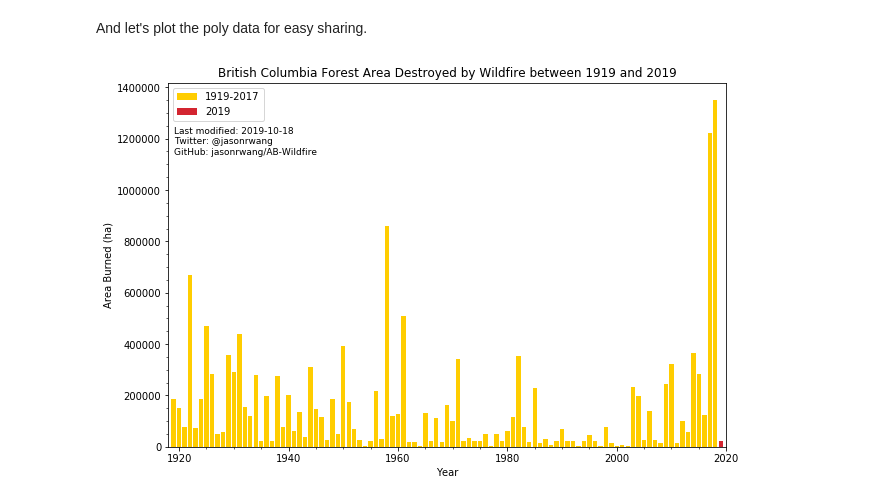
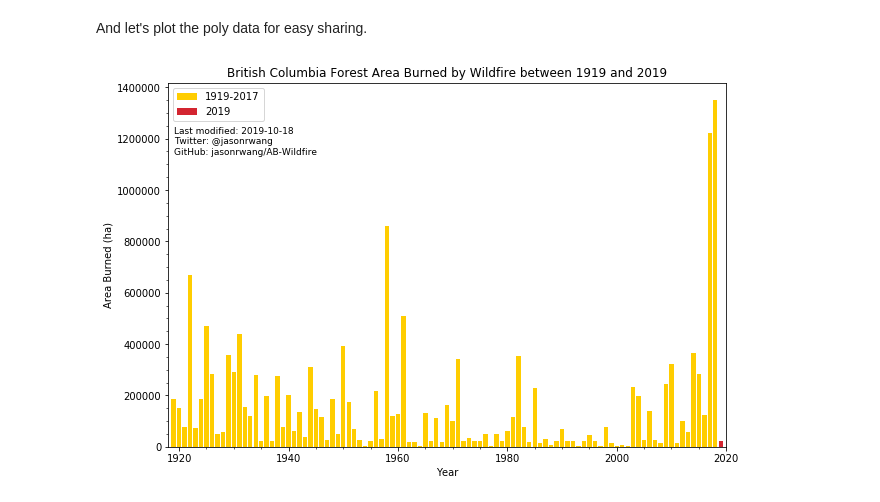
Before and after one commit to jasonrwang/AB-Wildfire, a Jupyter notebook: BC-Wildfire.ipynb, the cells around one changed output. Saved outputs shown, nothing was run; the diff lists cells and outputs as text; code cells hidden in the pictures.

```diff
--- a/BC-Wildfire.ipynb
+++ b/BC-Wildfire.ipynb
@@ -177,23 +177,23 @@ And let's plot the poly data for easy sharing.
 # %%
 fig = plt.figure(figsize=(10,6.7))
 ax = fig.add_subplot(111)
 
 plt.bar(df_ply_sub['Year'].values, df_ply_sub['Area'].values, color='#ffcd00', label='1919-2017')
 plt.bar(df_ply_sub['Year'].tail(1), df_ply_sub['Area'].tail(1), color='#d32530', label='2019')
 # Colours taken from the BC flag :)
 plt.legend()
 
 ax.set(xlabel = 'Year',
        ylabel='Area Burned (ha)',
-       title = 'British Columbia Forest Area Destroyed by Wildfire between 1919 and 2019')
+       title = 'British Columbia Forest Area Burned by Wildfire between 1919 and 2019')
 ax.set_xlim([1918, 2020])
 plt.minorticks_on()
 
 credit = 'Last modified: 2019-10-18\nTwitter: @jasonrwang\nGitHub: jasonrwang/AB-Wildfire'
 ax.text(1919, 1140000, credit, fontsize=9)
 
 # Save the the figure for other uses
 plt.savefig('img/BCWildfires_1919-2019.png')
 plt.show()
 # %% [output]
-[figure, old version]
+[figure, new version]
```
Also changed, not shown: 6 other files.
